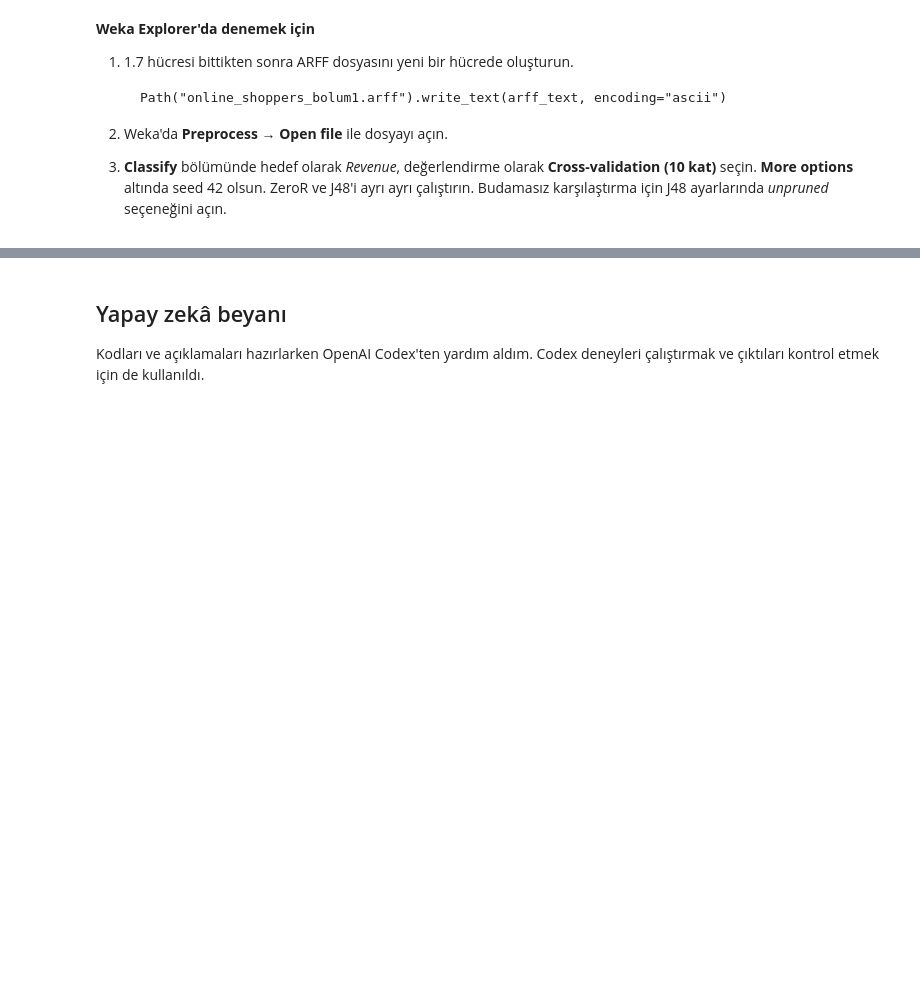
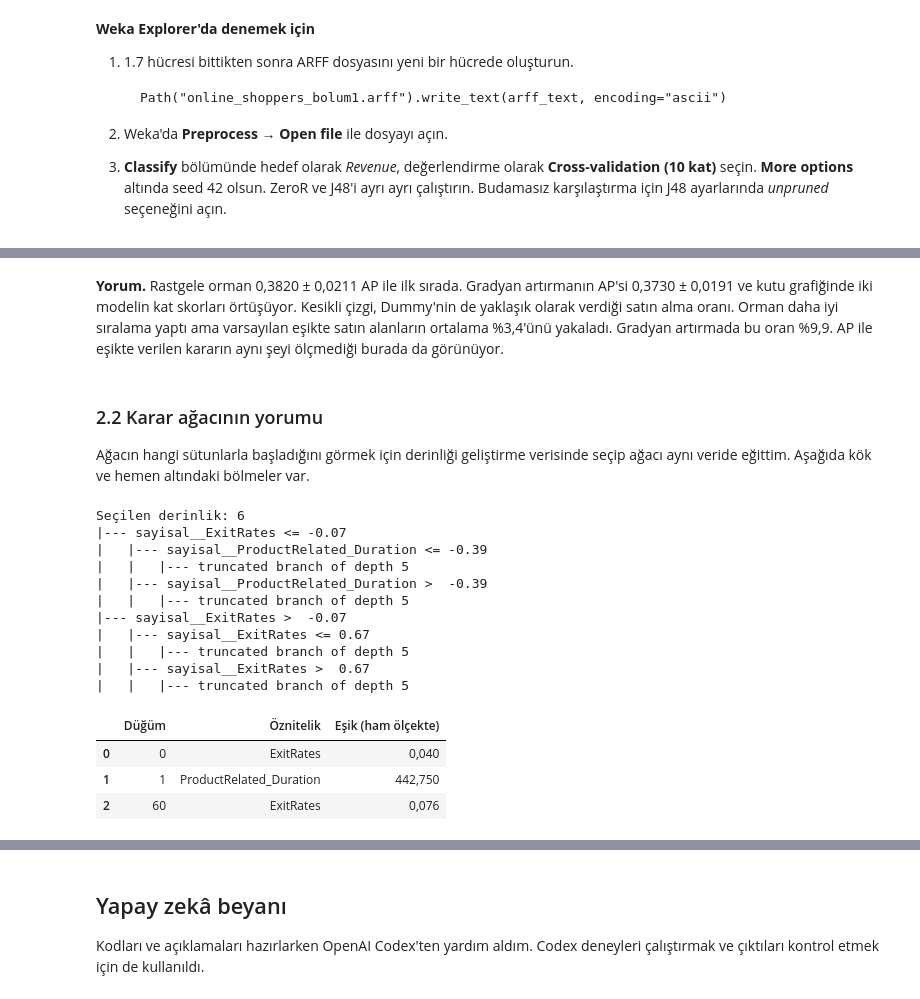
Before and after one commit to EmircanDemirTR/bil545-online-alisveris, a Jupyter notebook: proje1/BIL545_Proje1_EmircanDemir.ipynb, the cells around one changed output, grey strips where cells are left out. Cells and saved outputs as stored; diff of their text form; code cells hidden in the pictures; blank space fills up the shorter version.

```diff
--- a/proje1/BIL545_Proje1_EmircanDemir.ipynb
+++ b/proje1/BIL545_Proje1_EmircanDemir.ipynb
@@ -774,0 +861,50 @@ Python CART, Weka J48 ise C4.5 kullanıyor. Weka içindeki iki koşul budamanın
+# %% [markdown]
+**Yorum.** Rastgele orman 0,3820 ± 0,0211 AP ile ilk sırada. Gradyan artırmanın AP'si 0,3730 ± 0,0191 ve kutu grafiğinde iki modelin kat skorları örtüşüyor. Kesikli çizgi, Dummy'nin de yaklaşık olarak verdiği satın alma oranı. Orman daha iyi sıralama yaptı ama varsayılan eşikte satın alanların ortalama %3,4'ünü yakaladı. Gradyan artırmada bu oran %9,9. AP ile eşikte verilen kararın aynı şeyi ölçmediği burada da görünüyor.
+# %% [markdown]
+### 2.2 Karar ağacının yorumu
+
+Ağacın hangi sütunlarla başladığını görmek için derinliği geliştirme verisinde seçip ağacı aynı veride eğittim. Aşağıda kök ve hemen altındaki bölmeler var.
+# %%
+from sklearn.tree import export_text
+
+# 2.3'teki karşılaştırma için geliştirme katlarında yapılan aramayı da saklıyorum.
+with threadpoolctl.threadpool_limits(limits=2):
+    dev_tree = clone(tree_search).set_params(cv=dev_splits).fit(X_dev, y_dev)
+tree_model = dev_tree.best_estimator_
+tree_features = tree_model["preprocess"].get_feature_names_out()
+print("Seçilen derinlik:", dev_tree.best_params_["model__max_depth"])
+print(export_text(tree_model["model"], feature_names=list(tree_features), max_depth=1))
+
+tree = tree_model["model"].tree_
+scaler = tree_model["preprocess"].named_transformers_["sayisal"]["scale"]
+nodes = [0, tree.children_left[0], tree.children_right[0]]
+rules = []
+for node in nodes:
+    col = tree.feature[node]
+    if col < 0:
+        continue
+    column = tree_features[col]
+    threshold = tree.threshold[node]
+    if column.startswith("sayisal__"):
+        threshold = threshold * scaler.scale_[col] + scaler.mean_[col]
+    rules.append({
+        "Düğüm": node, "Öznitelik": column.split("__", 1)[1],
+        "Eşik (ham ölçekte)": threshold,
+    })
+display(pd.DataFrame(rules).style.format({"Eşik (ham ölçekte)": "{:.3f}"}, decimal=","))
+# %% [output]
+Seçilen derinlik: 6
+|--- sayisal__ExitRates <= -0.07
+|   |--- sayisal__ProductRelated_Duration <= -0.39
+|   |   |--- truncated branch of depth 5
+|   |--- sayisal__ProductRelated_Duration >  -0.39
+|   |   |--- truncated branch of depth 5
+|--- sayisal__ExitRates >  -0.07
+|   |--- sayisal__ExitRates <= 0.67
+|   |   |--- truncated branch of depth 5
+|   |--- sayisal__ExitRates >  0.67
+|   |   |--- truncated branch of depth 5
+|  | Düğüm | Öznitelik | Eşik (ham ölçekte) |
+| 0 | 0 | ExitRates | 0,040 |
+| 1 | 1 | ProductRelated_Duration | 442,750 |
+| 2 | 60 | ExitRates | 0,076 |
```
Also changed, not shown: parts of 17 cells of this notebook.
